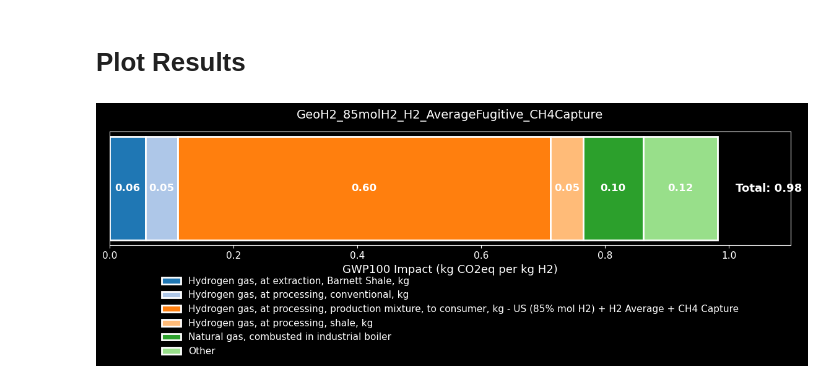
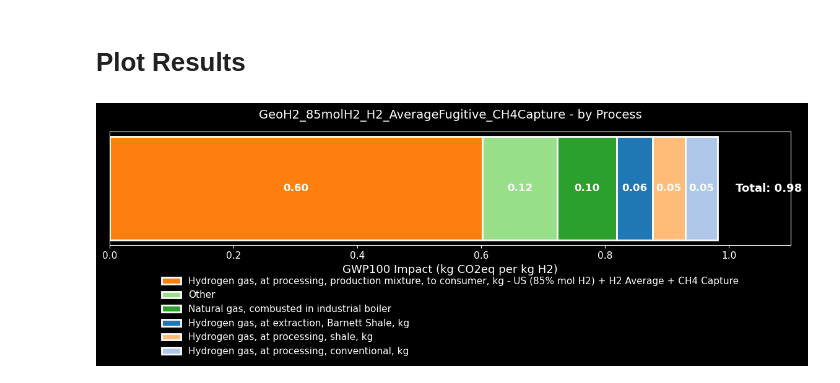
Before and after one commit to Lauvera132/openLCA, a Jupyter notebook: openLCA_LCIA_results_vis.ipynb, the cells around one changed output. Drawn from its saved outputs; the diff is of its cells as text; code cells hidden in the pictures.

```diff
--- a/openLCA_LCIA_results_vis.ipynb
+++ b/openLCA_LCIA_results_vis.ipynb
@@ -175,3 +175,28 @@ grouped_flows_other_df['Flow'] = grouped_flows_other_df['Flow'].where(
 
 # Aggregate the "Other" group and sum the GWP100 impact values
 grouped_flows_other_df = grouped_flows_other_df.groupby('Flow', as_index=False).sum().reset_index(drop=True)
+# %%
+# Sort the DataFrames in descending order of GWP Impact Value, ensuring "Other" is always last
+grouped_process_other_df = grouped_process_other_df.sort_values(
+    by='GWP100_Impact_Value_kg_CO2eq', ascending=False
+).reset_index(drop=True)
+if 'Other' in grouped_process_other_df['Process'].values:
+    other_row = grouped_process_other_df[grouped_process_other_df['Process'] == 'Other']
+    grouped_process_other_df = grouped_process_other_df[grouped_process_other_df['Process'] != 'Other']
+    grouped_process_other_df = pd.concat([grouped_process_other_df, other_row], ignore_index=True)
+
+grouped_isic_other_df = grouped_isic_other_df.sort_values(
+    by='GWP100_Impact_Value_kg_CO2eq', ascending=False
+).reset_index(drop=True)
+if 'Other' in grouped_isic_other_df['ISIC_Category_Section'].values:
+    other_row = grouped_isic_other_df[grouped_isic_other_df['ISIC_Category_Section'] == 'Other']
+    grouped_isic_other_df = grouped_isic_other_df[grouped_isic_other_df['ISIC_Category_Section'] != 'Other']
+    grouped_isic_other_df = pd.concat([grouped_isic_other_df, other_row], ignore_index=True)
+
+grouped_flows_other_df = grouped_flows_other_df.sort_values(
+    by='GWP100_Impact_Value_kg_CO2eq', ascending=False
+).reset_index(drop=True)
+if 'Other' in grouped_flows_other_df['Flow'].values:
+    other_row = grouped_flows_other_df[grouped_flows_other_df['Flow'] == 'Other']
+    grouped_flows_other_df = grouped_flows_other_df[grouped_flows_other_df['Flow'] != 'Other']
+    grouped_flows_other_df = pd.concat([grouped_flows_other_df, other_row], ignore_index=True)
@@ -191,18 +237,20 @@ Grouped data has been exported to C:\Users\laura\OneDrive\Documents\UT_graduate\
 # %% [markdown]
 # Plot Results
 # %%
-##### Plotting #####
-# Create a horizontal bar plot
-
+# Simplified horizontal bar plot with segments in descending order
 plt.figure(figsize=(12, 5))
 plt.style.use('dark_background')
+
+# Sort the DataFrame by impact values in descending order
+grouped_process_other_df.sort_values(by='GWP100_Impact_Value_kg_CO2eq', ascending=False, inplace=True)
 
 colors = plt.cm.tab20.colors
 cumulative_width = 0
 bar_height = 0.3
 
-for i, (process, value) in enumerate(grouped_process_other_df.itertuples(index=False, name=None)):
-    value = float(value)  # Convert value to float
+for i, row in grouped_process_other_df.iterrows():
+    process = row['Process']
+    value = row['GWP100_Impact_Value_kg_CO2eq']
     plt.barh(
         y=0,
         width=value,
@@ -213,7 +261,7 @@ for i, (process, value) in enumerate(grouped_process_other_df.itertuples(index=F
         linewidth=2,
         label=process
     )
-    # Only show text if the segment is wide enough
+    # Add text for segments wide enough
     if value > 0.05:
         plt.text(
             x=cumulative_width + value / 2,
@@ -227,34 +275,34 @@ for i, (process, value) in enumerate(grouped_process_other_df.itertuples(index=F
         )
     cumulative_width += value
 
-# Add total at the end, with padding
+# Add total at the end
 plt.text(
     x=cumulative_width + 0.03 * cumulative_width,
     y=0,
     s=f'Total: {cumulative_width:.2f}',
     va='center',
     ha='left',
     color='white',
     fontsize=13,
     fontweight='bold'
 )
 
 plt.xlabel('GWP100 Impact (kg CO2eq per kg H2)', fontsize=13, color='white')
-plt.title(product_system_name_simplified, fontsize=14, color='white', pad=15, wrap=True)
+plt.title(f'{product_system_name_simplified} - by Process', fontsize=14, color='white', pad=15)
 plt.xticks(color='white', fontsize=11)
 plt.yticks([])
 
 plt.xlim(0, cumulative_width * 1.12)
 
 plt.legend(
     loc='upper center',
     bbox_to_anchor=(0.5, -0.2),
     ncol=1,
     fontsize=11,
     frameon=False
 )
 
 plt.tight_layout(pad=2)
 plt.show()
 # %% [output]
-[figure, old version]
+[figure, new version]
```
Also changed, not shown: parts of 4 cells of this notebook.
